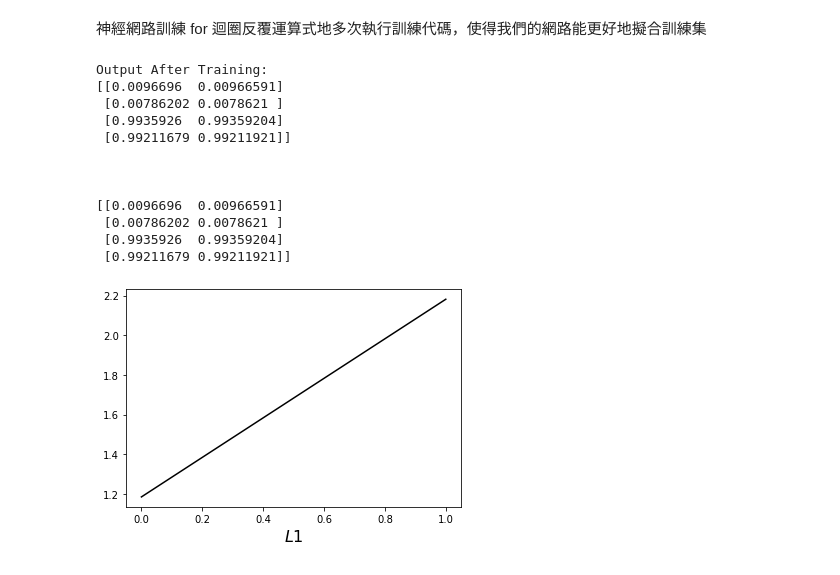
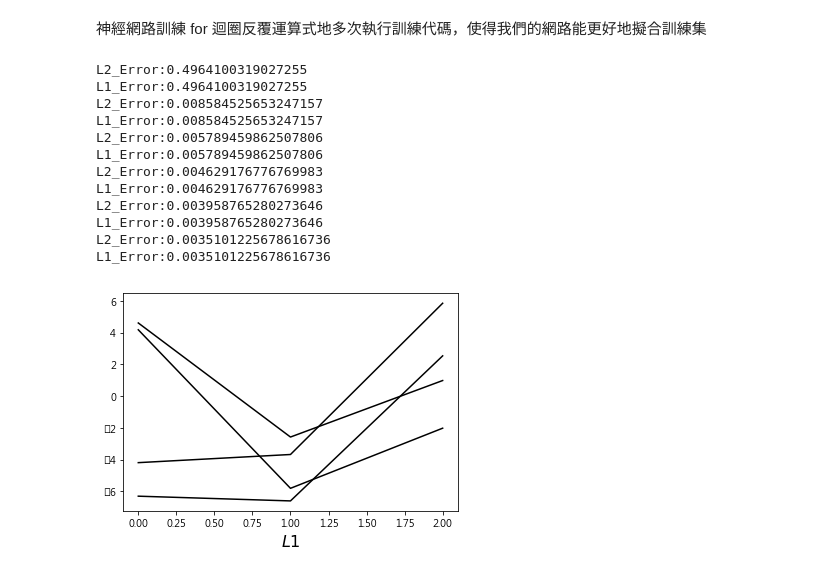
Before and after one commit to pei8518/3rd-ML100Days, a Jupyter notebook: homework/Day075/Day75-Back_Propagation_HW.ipynb, the cells around one changed output. Saved outputs shown, nothing was run; the diff lists cells and outputs as text; code cells hidden in the pictures.

```diff
--- a/homework/Day075/Day75-Back_Propagation_HW.ipynb
+++ b/homework/Day075/Day75-Back_Propagation_HW.ipynb
@@ -53,7 +73,12 @@ syn1_history = [syn1]
 神經網路訓練
 for 迴圈反覆運算式地多次執行訓練代碼，使得我們的網路能更好地擬合訓練集
 # %%
-for iter in range(10000):
+for j in range(60000):
+    # Feed forward through layers 0, 1, and 2
+    # l0 網路第 1 層，即網路輸入層。
+    # l1 網路第 2 層，常稱作隱藏層。
+    # l2 假定為網路最後一層，隨著訓練進行，其輸出應該逐漸接近正確結果
+
     # forward propagation
     l0 = X
     l1 = nonlin(np.dot(l0,syn0))
@@ -62,46 +87,62 @@ for iter in range(10000):
     新增
     l2_error 該值說明了神經網路預測時“丟失”的數目。
     l2_delta 該值為經確信度加權後的神經網路的誤差，除了確信誤差很小時，它近似等於預測誤差。
+
     '''
 
-    # how much did we miss?
-    l1_error = y - l1
+    # how much did we miss the target value?
+    # l2_error 該值說明了神經網路預測時“丟失”的數目。
+    # l2_delta 該值為經確信度加權後的神經網路的誤差，除了確信誤差很小時，它近似等於預測誤差。
+    # l1_error 該值為 l2_delta 經 syn1 加權後的結果，從而能夠計算得到中間層/隱層的誤差。
+    # l1_delta 該值為經確信度加權後的神經網路 l1 層的誤差，除了確信誤差很小時，它近似等於 l1_error 。
     l2_error = y - l2
+    if (j% 10000) == 0:
+        print("L2_Error:" + str(np.mean(np.abs(l2_error))))
+
+    # in what direction is the target value?
+    # were we really sure? if so, don't change too much.
+    l2_delta = l2_error*nonlin(l2,deriv=True)
+
+    # how much did each l1 value contribute to the l2 error (according to the weights)?
+    l1_error = l2_delta.dot(syn1.T)
 
     # multiply how much we missed by the
     # slope of the sigmoid at the values in l1
+    if (j% 10000) == 0:
+        print("L1_Error:" + str(np.mean(np.abs(l2_error))))
+    # in what direction is the target l1?
+    # were we really sure? if so, don't change too much.
     l1_delta = l1_error * nonlin(l1,True)
-    l2_delta = l2_error * nonlin(l2,True)
 
     # update weights
-    syn0 += np.dot(l0.T,l1_delta)
+    #syn0 += np.dot(l0.T,l1_delta)
+    syn0 += l0.T.dot(l1_delta)
     # syn1 update weights
-    syn1 += np.dot(l1.T,l2_delta)
+    #syn1 += np.dot(l1.T,l2_delta)
+    syn1 += l1.T.dot(l2_delta)
 
-print("Output After Training:")
-print(l1)
-print("\n\n")
-print(l1)
+    syn1_history.append(syn1)
+    syn0_history.append(syn0)
 # %% [output]
-Output After Training:
-[[0.0096696  0.00966591]
- [0.00786202 0.0078621 ]
- [0.9935926  0.99359204]
- [0.99211679 0.99211921]]
-
-
-
-[[0.0096696  0.00966591]
- [0.00786202 0.0078621 ]
- [0.9935926  0.99359204]
- [0.99211679 0.99211921]]
+L2_Error:0.4964100319027255
+L1_Error:0.4964100319027255
+L2_Error:0.008584525653247157
+L1_Error:0.008584525653247157
+L2_Error:0.005789459862507806
+L1_Error:0.005789459862507806
+L2_Error:0.004629176776769983
+L1_Error:0.004629176776769983
+L2_Error:0.003958765280273646
+L1_Error:0.003958765280273646
+L2_Error:0.0035101225678616736
+L1_Error:0.0035101225678616736
 # %%
 import matplotlib.pyplot as plt
 %matplotlib inline
 #適用於 Jupyter Notebook, 宣告直接在cell 內印出執行結果
 
-plt.plot(syn1_history[0], ms=3, lw=1.5, color='black')
+plt.plot(syn0_history[0], ms=3, lw=1.5, color='black')
 plt.xlabel(r'$L1$', fontsize=16)
 plt.show()
 # %% [output]
-[figure, old version]
+[figure, new version]
```
Also changed, not shown: parts of 5 cells of this notebook.
